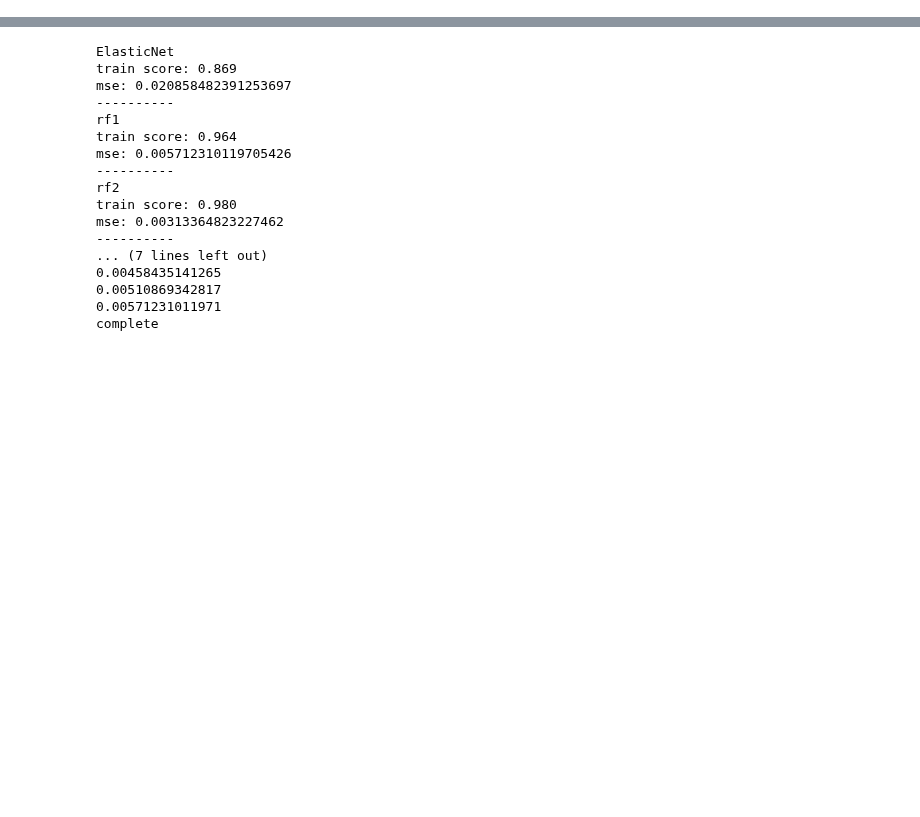
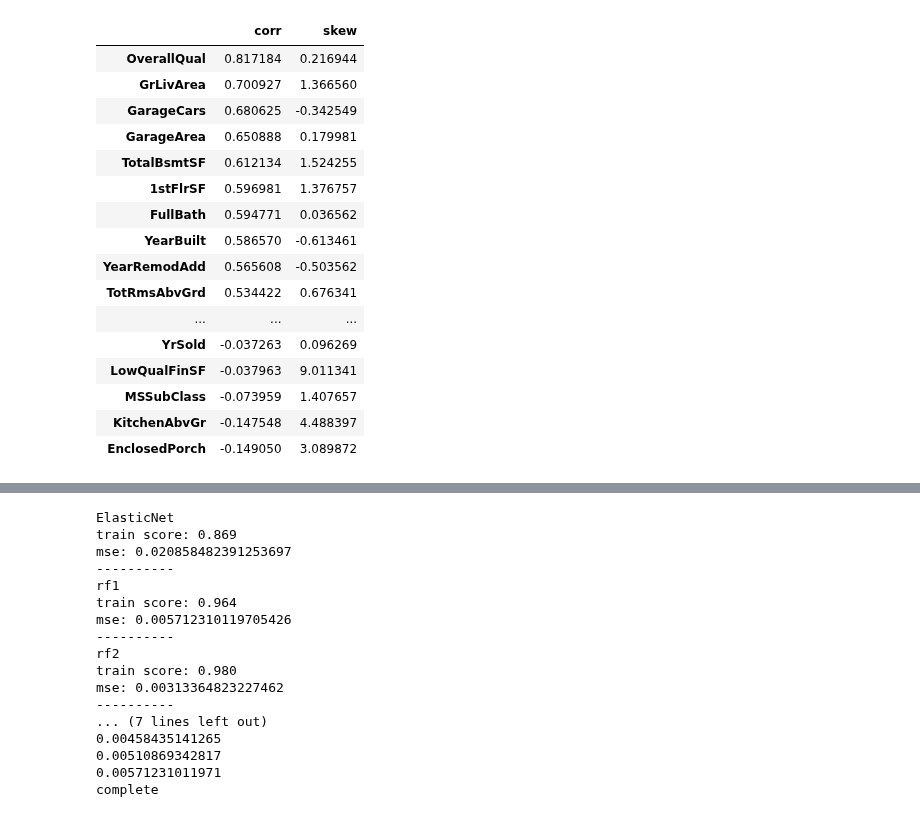
Before and after one commit to frhyme/frhyme.github.io, a Jupyter notebook: _posts/personal_ipynb/180601-kaggle-house-price.ipynb, the cells around one changed output, grey strips where cells are left out. Cells and saved outputs as stored; diff of their text form; code cells hidden in the pictures; blank space fills up the shorter version.

Commit message:
skewness

```diff
--- a/_posts/personal_ipynb/180601-kaggle-house-price.ipynb
+++ b/_posts/personal_ipynb/180601-kaggle-house-price.ipynb
@@ -34,0 +32,42 @@ train_df['OverallQual'].isnull().sum()
+# %%
+
+"""
+- corr로 계산하면, numeric column들에 대해서만 계산됨.
+- class 별로 서로 다른 분포를 가진다고 하면, class 별로 서로 다른 model을 세워서 적용하는 것 또한 하나의 방법이 됨
+-
+"""
+
+train_df['log_SalePrice'] = np.log(train_df['SalePrice'])
+
+"""numeric columns에 대해서는 평균으로 fillna를 모두 채워준다.
+"""
+numeric_cols = train_df.corr()['SalePrice'].index
+train_df[numeric_cols] = train_df[numeric_cols].fillna(lambda col: mean(col))
+
+## 상위 부터 가져와보자.
+corr_df = pd.DataFrame({"corr":train_df.corr()['log_SalePrice'].sort_values(ascending=False).values[2:],
+                       },
+                       index = train_df.corr()['log_SalePrice'].sort_values(ascending=False).index[2:])
+"""
+- skewness가 높은 경우에는, 일괄적으로 np.log를 해주는 것이 좋은가?
+"""
+corr_df['skew'] = train_df[corr_df.index].skew()
+corr_df
+# %% [output]
+|  | corr | skew |
+| OverallQual | 0.817184 | 0.216944 |
+| GrLivArea | 0.700927 | 1.366560 |
+| GarageCars | 0.680625 | -0.342549 |
+| GarageArea | 0.650888 | 0.179981 |
+| TotalBsmtSF | 0.612134 | 1.524255 |
+| 1stFlrSF | 0.596981 | 1.376757 |
+| FullBath | 0.594771 | 0.036562 |
+| YearBuilt | 0.586570 | -0.613461 |
+| YearRemodAdd | 0.565608 | -0.503562 |
+| TotRmsAbvGrd | 0.534422 | 0.676341 |
+| ... | ... | ... |
+| YrSold | -0.037263 | 0.096269 |
+| LowQualFinSF | -0.037963 | 9.011341 |
+| MSSubClass | -0.073959 | 1.407657 |
+| KitchenAbvGr | -0.147548 | 4.488397 |
+| EnclosedPorch | -0.149050 | 3.089872 |
```
Also changed, not shown: parts of 6 cells of this notebook, 12 other files.
